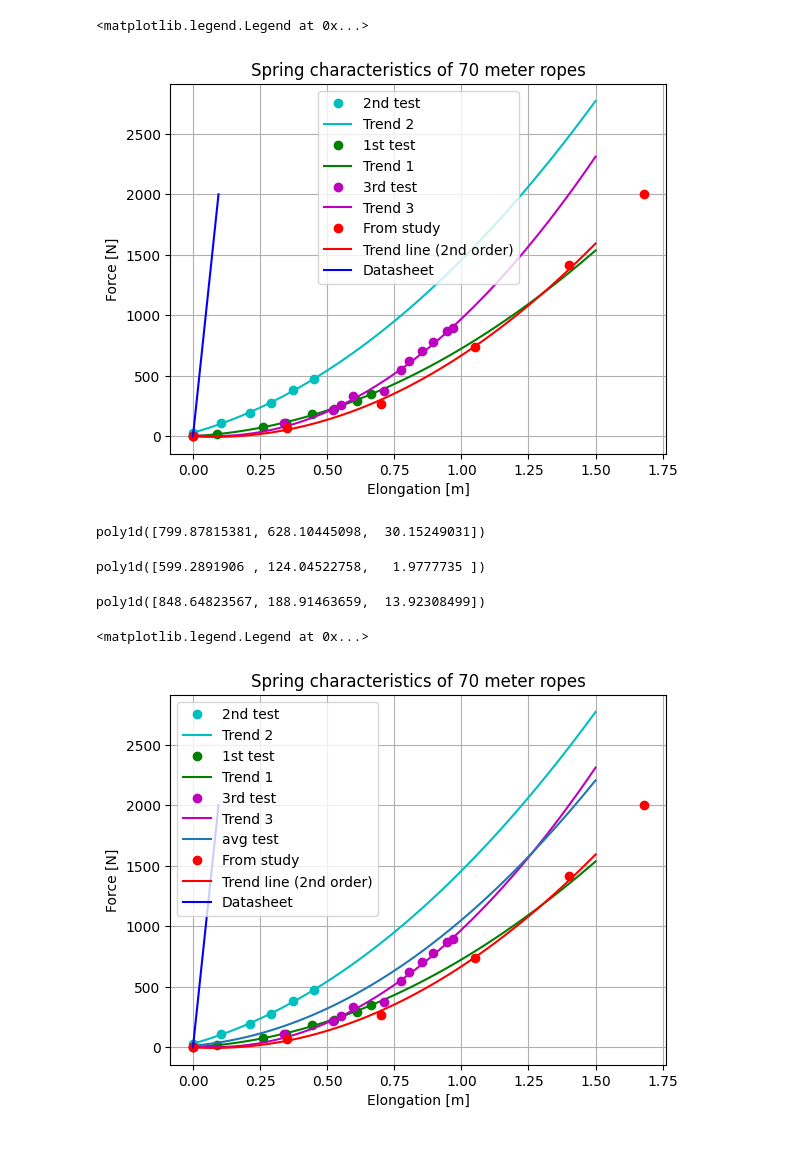
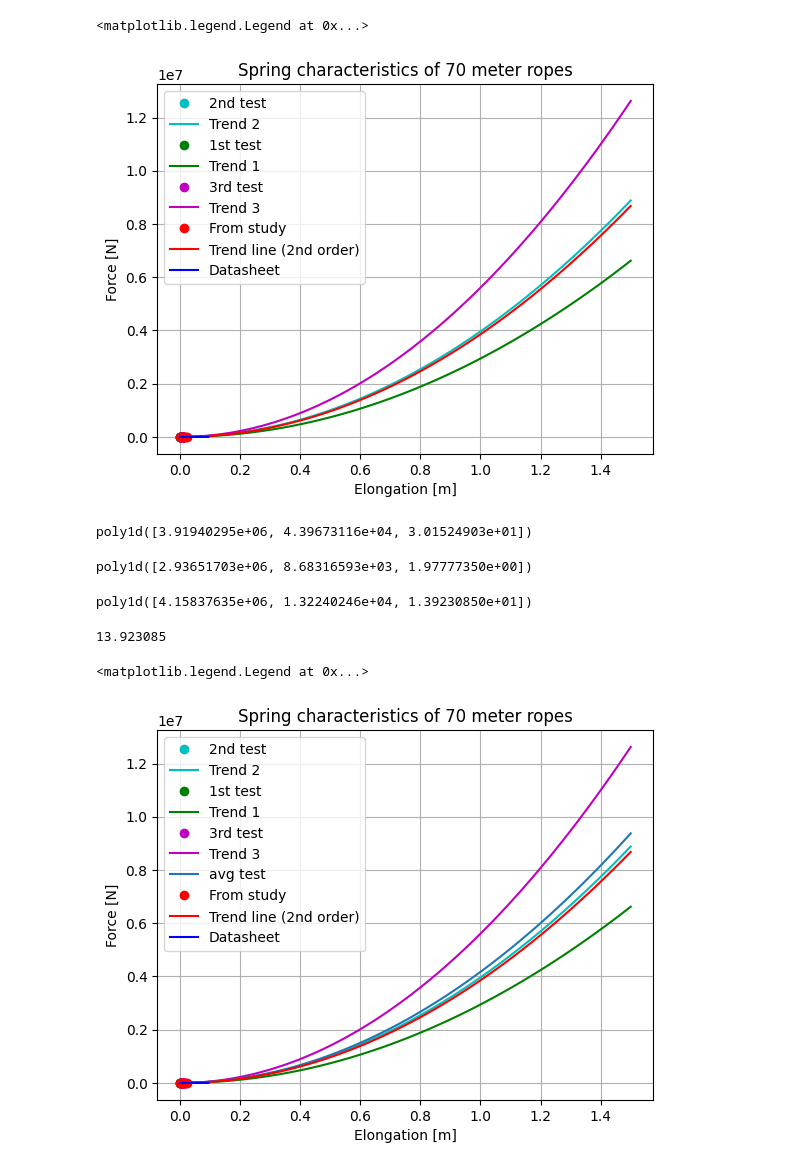
Before and after one commit to robotengineer123/RR-RobotSim, a Jupyter notebook: RopeDynamics.ipynb, the cells around one changed output. Cells and saved outputs as stored; diff of their text form; code cells hidden in the pictures.

```diff
--- a/RopeDynamics.ipynb
+++ b/RopeDynamics.ipynb
@@ -26,7 +26,7 @@ L_rope = 70; # Meters (Compared to field tests: 80 meter nacelle height and
 
 # Data from figure 5 "Bedding-in test"
 F_study = [0, 70, 270, 740, 1420, 2000];
-l_study = np.multiply(np.divide([0, 0.5, 1, 1.5, 2, 2.4],100),L_rope);
+l_study = np.multiply(np.divide([0, 0.5, 1, 1.5, 2, 2.4],100),L_rope)/70;
 
 p_study = np.poly1d(np.polyfit(l_study, F_study, 2))
 
@@ -42,57 +42,61 @@ d_data = np.multiply(np.multiply(F_data,k_D_Pro_XTR),L_rope);
 #%% From Field test
 
 F1 = np.multiply([3, 11, 20, 28, 39, 48],9.82);
-l1 = np.divide([113.5, 103, 92.3, 84.5, 76.3, 68.5],100);
+l1 = np.divide([113.5, 103, 92.3, 84.5, 76.3, 68.5],100)/70;
 d1 = np.subtract(l1,l1[0])
 
 F2 = np.multiply([0, 2, 8, 11, 19, 23, 30, 36],9.82);
-l2 = np.divide([85, 76.2, 59, 50.5, 40.5, 32.5, 24, 18.7],100);
+l2 = np.divide([85, 76.2, 59, 50.5, 40.5, 32.5, 24, 18.7],100)/70;
 d2 = np.subtract(l2,l2[0])
 
 F3 = np.multiply([0,11,22,26, 34, 38, 56, 63, 72, 79, 89, 91],9.82);
-l3 = np.divide([117,83, 65, 62, 57.5, 46, 39.5, 36.5, 31.5, 27.5, 22.5, 20],100);
+l3 = np.divide([117,83, 65, 62, 57.5, 46, 39.5, 36.5, 31.5, 27.5, 22.5, 20],100)/70;
 d3 = np.subtract(l3,l3[0])
 
 p1 = np.poly1d(np.polyfit(-d1, F1, 2))
 p2 = np.poly1d(np.polyfit(-d2, F2, 2))
 p3 = np.poly1d(np.polyfit(-d3, F3, 2))
 t = np.linspace(0, 1.5, 100)
 
 
 
 
 plt.figure()
 plt.plot(-d1,F1, 'oc' , label='2nd test')
 plt.plot(t, p1(t), '-c', label='Trend 2')
 plt.plot(-d2,F2,'og', label='1st test')
 plt.plot(t, p2(t), '-g', label='Trend 1')
 plt.plot(-d3,F3,'om', label='3rd test')
 plt.plot(t, p3(t), '-m', label='Trend 3')
 plt.plot(l_study,F_study, 'or' , label='From study')
 plt.plot(t, p_study(t), '-r', label='Trend line (2nd order)')
 plt.plot(d_data,F_data,'-b', label='Datasheet')
 plt.xlabel('Elongation [m]')
 plt.ylabel('Force [N]')
 plt.title("Spring characteristics of %i meter ropes" %L_rope)
 plt.grid(True)
 plt.legend()
 # %% [output]
 <matplotlib.legend.Legend at 0x...>
-[figure, old version]
+[figure, new version]
 # %%
 p1
 # %% [output]
-poly1d([799.87815381, 628.10445098,  30.15249031])
+poly1d([3.91940295e+06, 4.39673116e+04, 3.01524903e+01])
 # %%
 p2
 # %% [output]
-poly1d([599.2891906 , 124.04522758,   1.9777735 ])
+poly1d([2.93651703e+06, 8.68316593e+03, 1.97777350e+00])
 # %%
 p4 = (p1+p2+p3)/3
 # %%
 p4
 # %% [output]
-poly1d([848.64823567, 188.91463659,  13.92308499])
+poly1d([4.15837635e+06, 1.32240246e+04, 1.39230850e+01])
+# %%
+1.39230850e+01
+# %% [output]
+13.923085
 # %%
 plt.figure()
 plt.plot(-d1,F1, 'oc' , label='2nd test')
@@ -112,4 +116,4 @@ plt.grid(True)
 plt.legend()
 # %% [output]
 <matplotlib.legend.Legend at 0x...>
-[figure, old version]
+[figure, new version]
```
Also changed, not shown: 12 other files.
